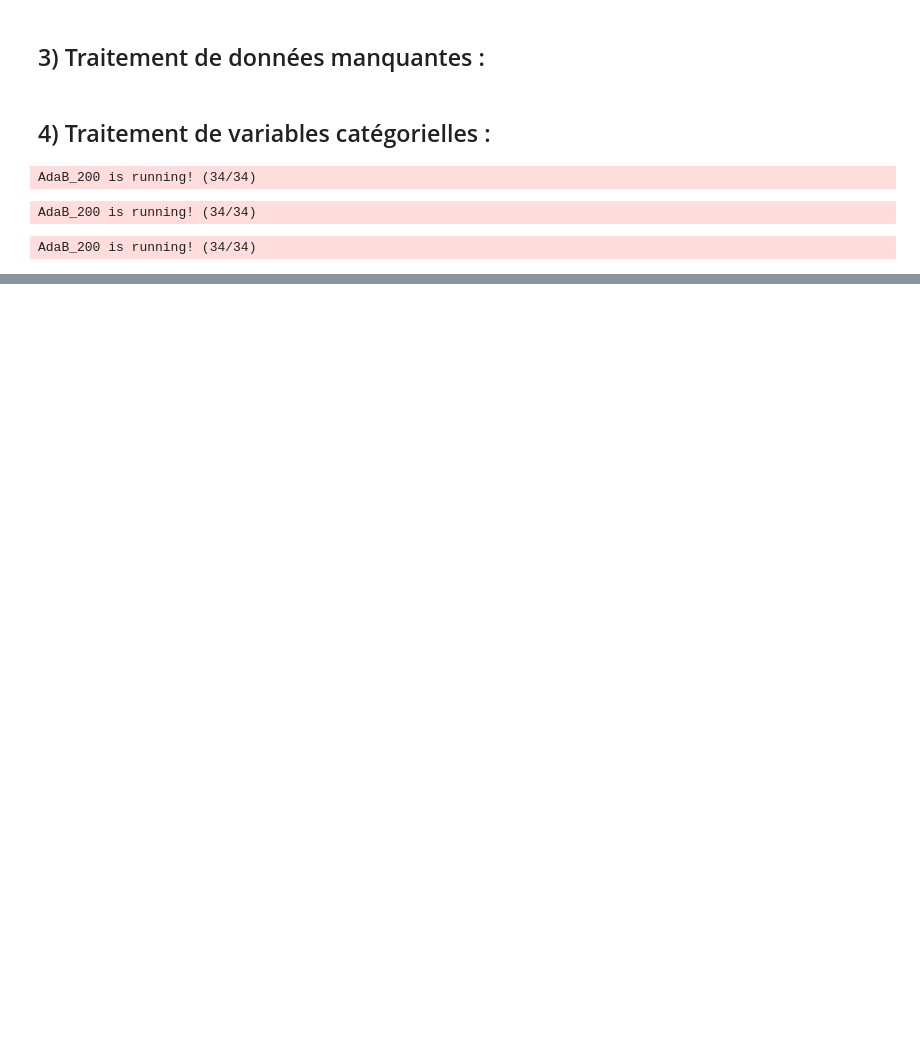
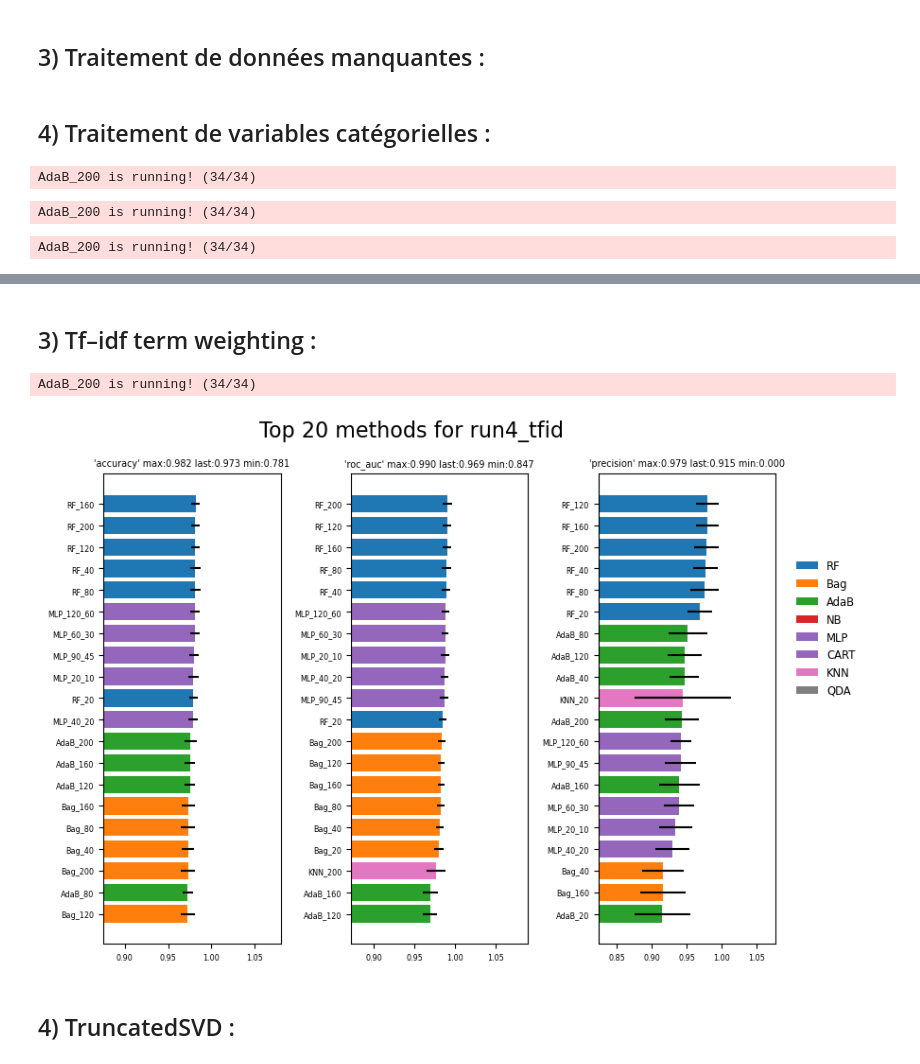
Before and after one commit to tyrosine-rex/tp_taa_apprentissage_supervisee, a Jupyter notebook: source/tp.ipynb, the cells around one changed output, grey strips where cells are left out. Saved outputs shown, nothing was run; the diff lists cells and outputs as text; code cells hidden in the pictures; blank space fills up the shorter version.

```diff
--- a/source/tp.ipynb
+++ b/source/tp.ipynb
@@ -863,0 +906,16 @@ result_run_clfs(run3_mm, "run3_mm", 20, ["accuracy", "roc_auc"], color_dict= COL
+# %% [markdown]
+## 3) Tf–idf term weighting :
+# %%
+from sklearn.feature_extraction.text import TfidfTransformer
+
+tfid = TfidfTransformer(smooth_idf=False)
+X_vec_tfid = tfid.fit_transform(X_vec)
+X_vec_tfid = X_vec_tfid.toarray()
+
+run4_tfid = run_classifiers(CLASSIFIERS, X_vec_tfid, Y)
+result_run_clfs(run4_tfid, "run4_tfid", 20, ["accuracy", "roc_auc", "precision"], color_dict= COLOR_CLFS)
+# %% [output]
+AdaB_200 is running! (34/34)
+[figure, added]
+# %% [markdown]
+## 4) TruncatedSVD :
```
Also changed, not shown: parts of 20 cells of this notebook.
